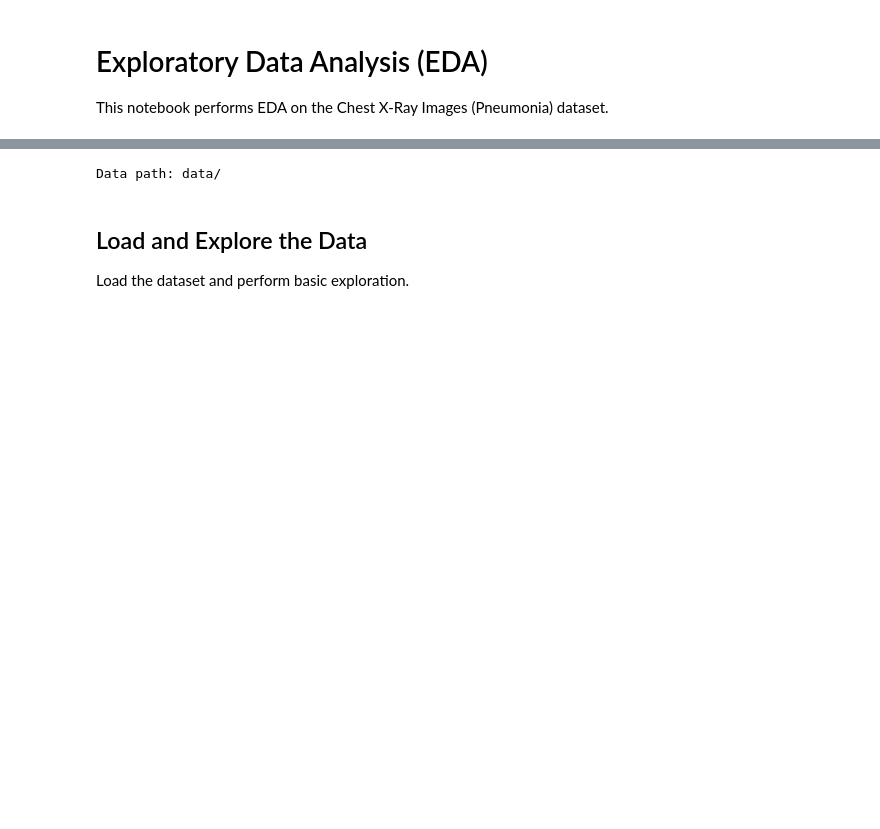
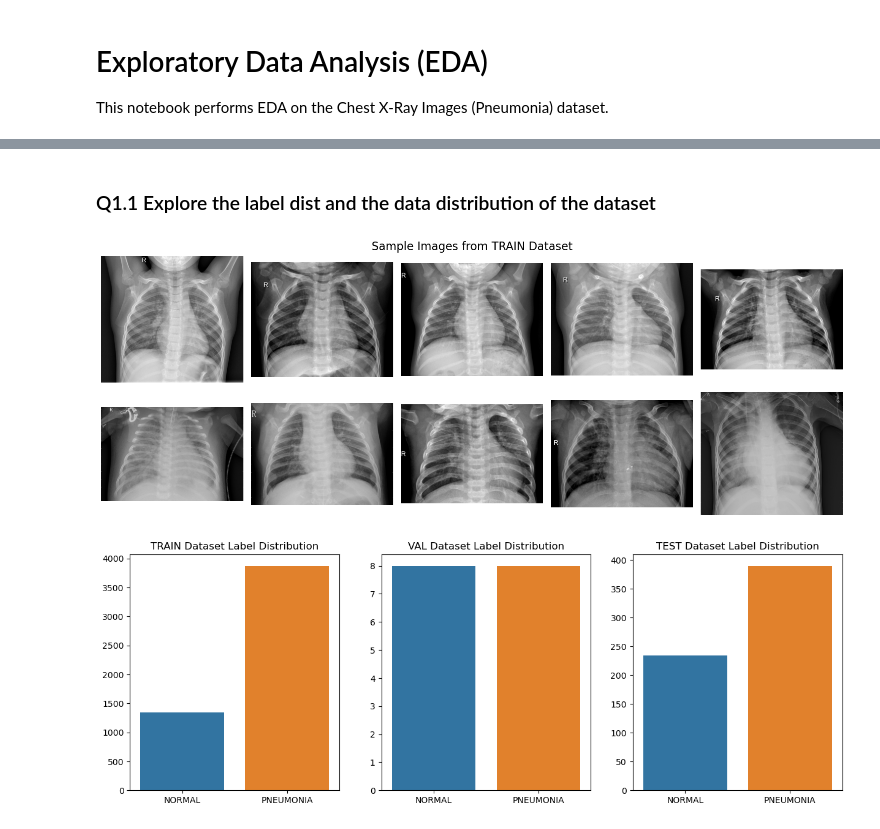
Before and after one commit to pascalbartschi/Pneumonia-XRay-Prediction-Interpretability, a Jupyter notebook: notebooks/EDA.ipynb, the cells around one changed output, grey strips where cells are left out. Drawn from its saved outputs; the diff is of its cells as text; code cells hidden in the pictures; blank space fills up the shorter version.

```diff
--- a/notebooks/EDA.ipynb
+++ b/notebooks/EDA.ipynb
@@ -20,8 +18,0 @@ Use `pathlib` to define the path to the dataset.
-# %%
-# Define the data path
-print(f"Data path: {config.datapath}")
-# %% [output]
-Data path: data/
-# %% [markdown]
-## Load and Explore the Data
-Load the dataset and perform basic exploration.
@@ -36,0 +19,72 @@ else:
+# %% [markdown]
+### Q1.1 Explore the label dist and the data distribution of the dataset
+# %%
+# Q1.1: Explore the label distribution and plot examples
+from collections import Counter
+import numpy as np
+
+def visualize_image_rows(set_type, starting_index=0):
+    """
+    Visualize one row of NORMAL images and one row of PNEUMONIA images.
+
+    Parameters:
+    - set_type (str): Dataset type ('train', 'test', or 'val').
+    - starting_index (int): Starting index for selecting images to display.
+    """
+    # Load the images of NORMAL and PNEUMONIA classes
+    normal_path = config.datapath / set_type / "NORMAL"
+    pneumonia_path = config.datapath / set_type / "PNEUMONIA"
+    normal_images = list(normal_path.glob("*.jpeg"))
+    pneumonia_images = list(pneumonia_path.glob("*.jpeg"))
+
+    # Prepare the figure
+    fig, axes = plt.subplots(2, 5, figsize=(15, 6))
+
+    # Plot NORMAL images
+    for i, ax in enumerate(axes[0]):
+        if starting_index + i < len(normal_images):
+            img = plt.imread(normal_images[starting_index + i])
+            ax.imshow(img, cmap='gray')
+            ax.axis('off')
+        else:
+            ax.axis('off')
+    axes[0, 0].set_ylabel("NORMAL", fontsize=14, labelpad=10)
+
+    # Plot PNEUMONIA images
+    for i, ax in enumerate(axes[1]):
+        if starting_index + i < len(pneumonia_images):
+            img = plt.imread(pneumonia_images[starting_index + i])
+            ax.imshow(img, cmap='gray')
+            ax.axis('off')
+        else:
+            ax.axis('off')
+    axes[1, 0].set_ylabel("PNEUMONIA", fontsize=14, labelpad=10)
+
+    # Adjust layout and display
+    plt.tight_layout()
+    plt.suptitle(f"Sample Images from {set_type.upper()} Dataset", fontsize=16)
+    plt.show()
+
+# Example usage
+visualize_image_rows(set_type="train", starting_index=0)
+# visualize_image_rows(set_type="val", starting_index=0)
+# visualize_image_rows(set_type="test", starting_index=0)
+
+# plot the label distribution of the three datasets
+fig, axes = plt.subplots(1, 3, figsize=(15, 5))
+for i, set_type in enumerate(["train", "val", "test"]):
+
+
+
+    normal_path = config.datapath / set_type / "NORMAL"
+    pneumonia_path = config.datapath / set_type / "PNEUMONIA"
+    normal_images = list(normal_path.glob("*.jpeg"))
+    pneumonia_images = list(pneumonia_path.glob("*.jpeg"))
+
+    # barplot
+    sns.barplot(x=["NORMAL", "PNEUMONIA"], y=[len(normal_images), len(pneumonia_images)], ax=axes[i])
+    axes[i].set_title(f"{set_type.upper()} Dataset Label Distribution")
+plt.show()
+# %% [output]
+[figure, added]
+[figure, added]
```
Also changed, not shown: parts of 6 cells of this notebook, 6 other files.
